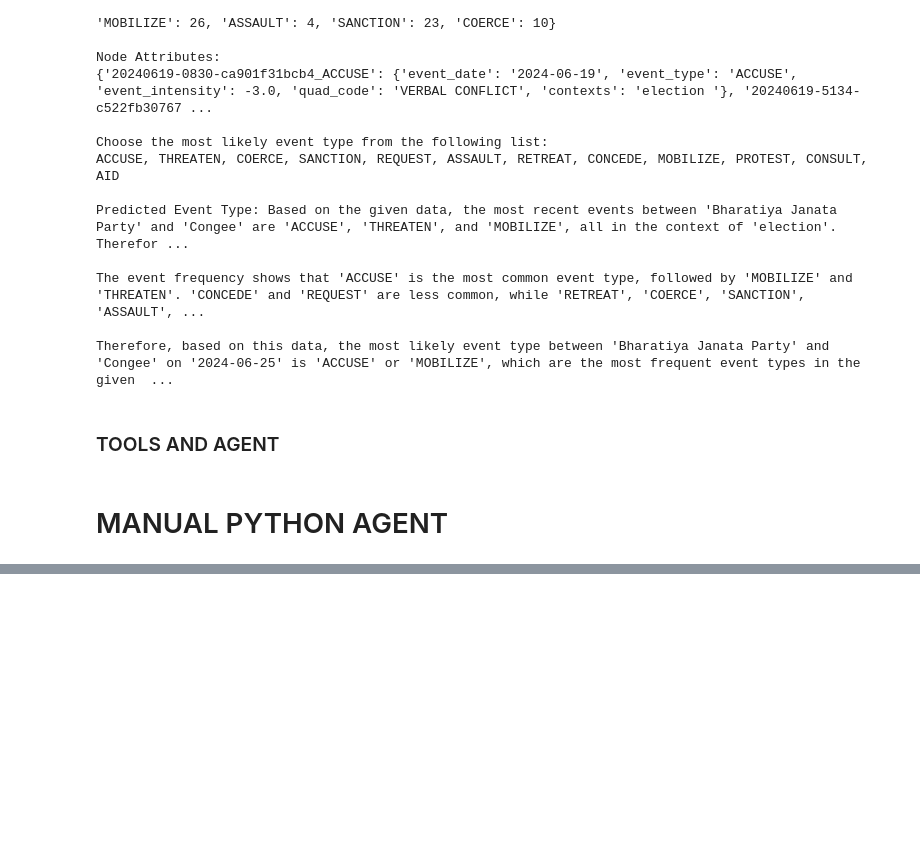
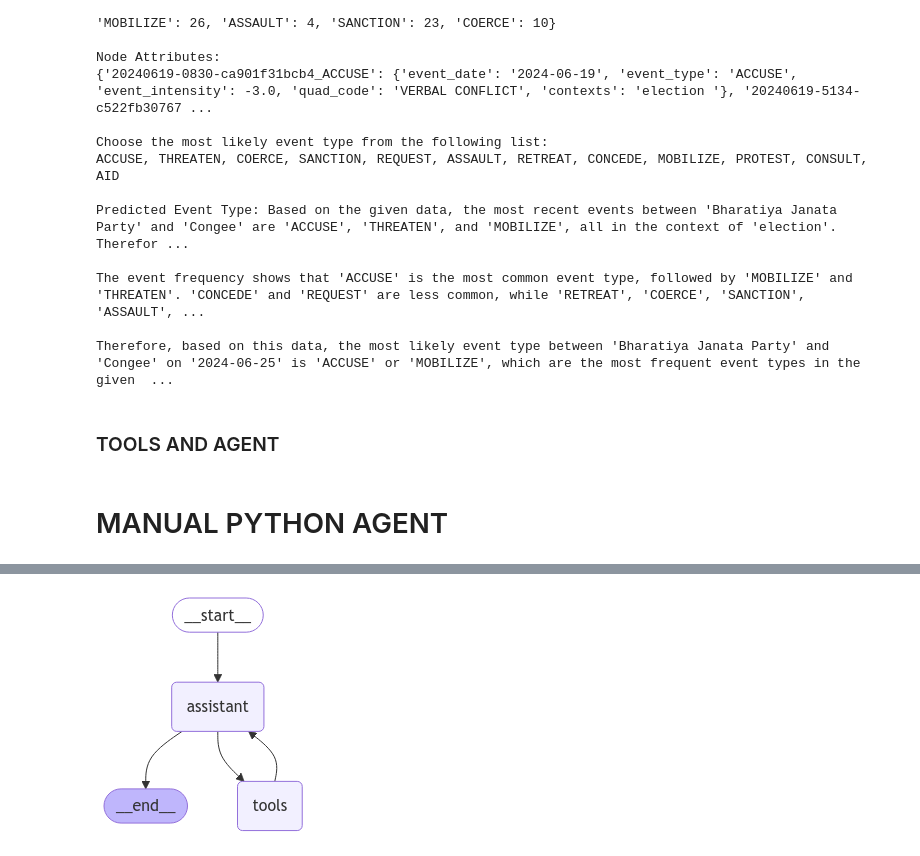
Before and after one commit to Aditya100401/GraphRAG, a Jupyter notebook: agenting.ipynb, the cells around one changed output, grey strips where cells are left out. Saved outputs shown, nothing was run; the diff lists cells and outputs as text; code cells hidden in the pictures; blank space fills up the shorter version.

Commit message:
updated with anggraph agent

```diff
--- a/agenting.ipynb
+++ b/agenting.ipynb
@@ -524,0 +674,7 @@ loop(query="What is the most likely relation between 'Bharatiya Janata Party' an
+# %%
+tool_node = ToolNode([
+    get_node_edge_connections_tool,
+    print_node_attributes_tool,
+    calculate_event_type_frequency_tool,
+    search_and_extract_news
+])
@@ -524,0 +755,32 @@ loop(query="What is the most likely relation between 'Bharatiya Janata Party' an
+# %%
+workflow = StateGraph(MessagesState)
+
+# Add nodes to the graph
+workflow.add_node("assistant", agent_node)
+workflow.add_node("tools", tool_node)
+
+# Set the entry point
+workflow.set_entry_point("assistant")
+
+# Add edges to define the flow
+workflow.add_edge("assistant", "tools")
+workflow.add_edge("tools", "assistant")
+
+workflow.add_edge("assistant", END)
+
+
+# Compile the graph
+app = workflow.compile()
+# %%
+from IPython.display import display, Image
+from langchain_core.runnables.graph import MermaidDrawMethod
+
+display(
+    Image(
+        app.get_graph().draw_mermaid_png(
+            draw_method=MermaidDrawMethod.API,
+        )
+    )
+)
+# %% [output]
+[figure, added]
```
Also changed, not shown: parts of 12 cells of this notebook.
